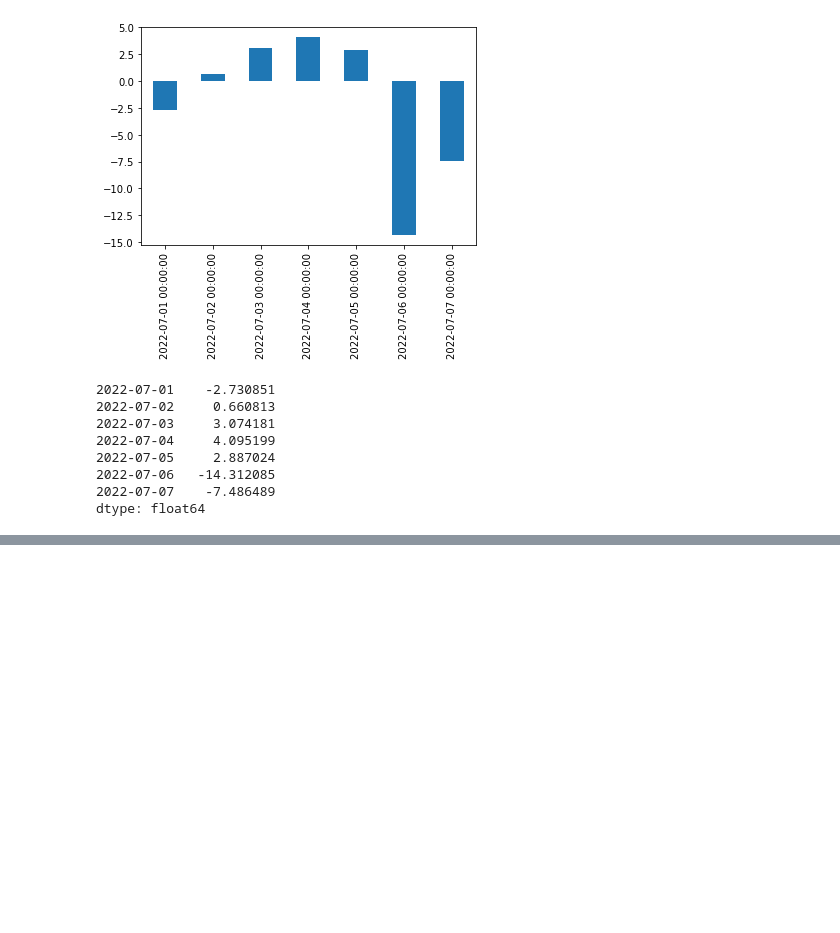
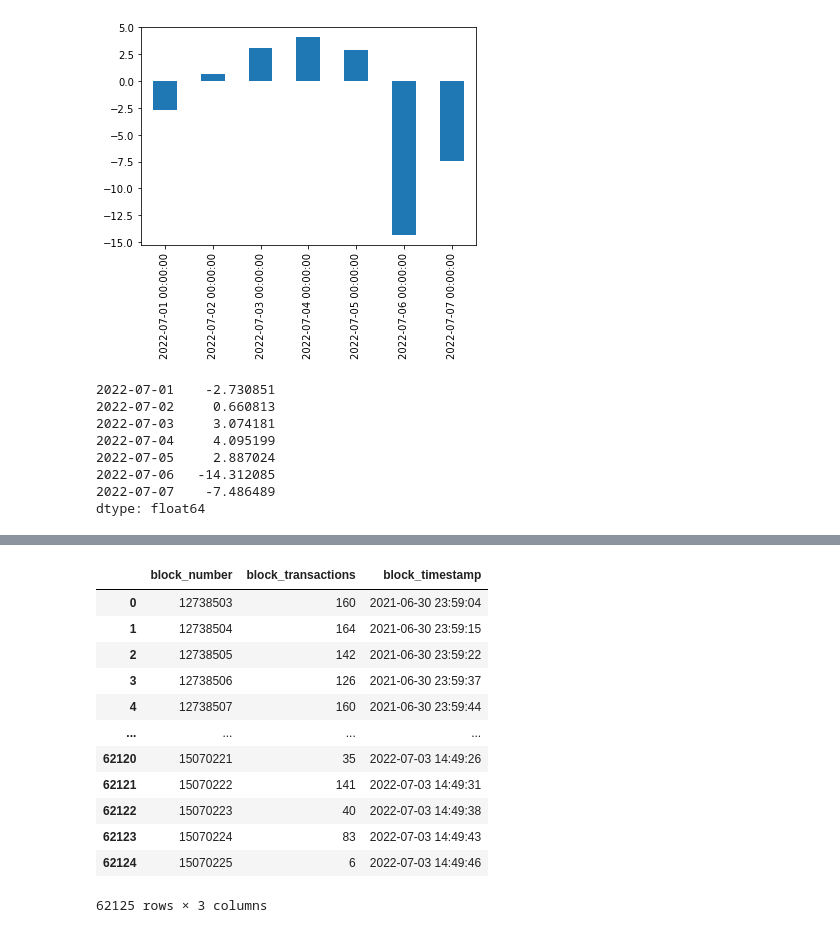
Before and after one commit to InterUniverse/blockchain, a Jupyter notebook: ethereum/nbs/ethereum_analysis.ipynb, the cells around one changed output, grey strips where cells are left out. Drawn from its saved outputs; the diff is of its cells as text; code cells hidden in the pictures; blank space fills up the shorter version.

```diff
--- a/ethereum/nbs/ethereum_analysis.ipynb
+++ b/ethereum/nbs/ethereum_analysis.ipynb
@@ -388,0 +393,6 @@ dtype: float64
+# %%
+block_txn = json.load(open('../data/raw/block_txn_counts.json'))
+# %%
+tmp_df = pd.DataFrame(block_txn)
+# %%
+tmp_df['block_timestamp'] = tmp_df['block_timestamp'].astype('datetime64[s]')
@@ -388,0 +411,16 @@ dtype: float64
+# %%
+tmp_df
+# %% [output]
+|  | block_number | block_transactions | block_timestamp |
+| 0 | 12738503 | 160 | 2021-06-30 23:59:04 |
+| 1 | 12738504 | 164 | 2021-06-30 23:59:15 |
+| 2 | 12738505 | 142 | 2021-06-30 23:59:22 |
+| 3 | 12738506 | 126 | 2021-06-30 23:59:37 |
+| 4 | 12738507 | 160 | 2021-06-30 23:59:44 |
+| ... | ... | ... | ... |
+| 62120 | 15070221 | 35 | 2022-07-03 14:49:26 |
+| 62121 | 15070222 | 141 | 2022-07-03 14:49:31 |
+| 62122 | 15070223 | 40 | 2022-07-03 14:49:38 |
+| 62123 | 15070224 | 83 | 2022-07-03 14:49:43 |
+| 62124 | 15070225 | 6 | 2022-07-03 14:49:46 |
+62125 rows × 3 columns
```
Also changed, not shown: parts of 4 cells of this notebook, 1 other file.
